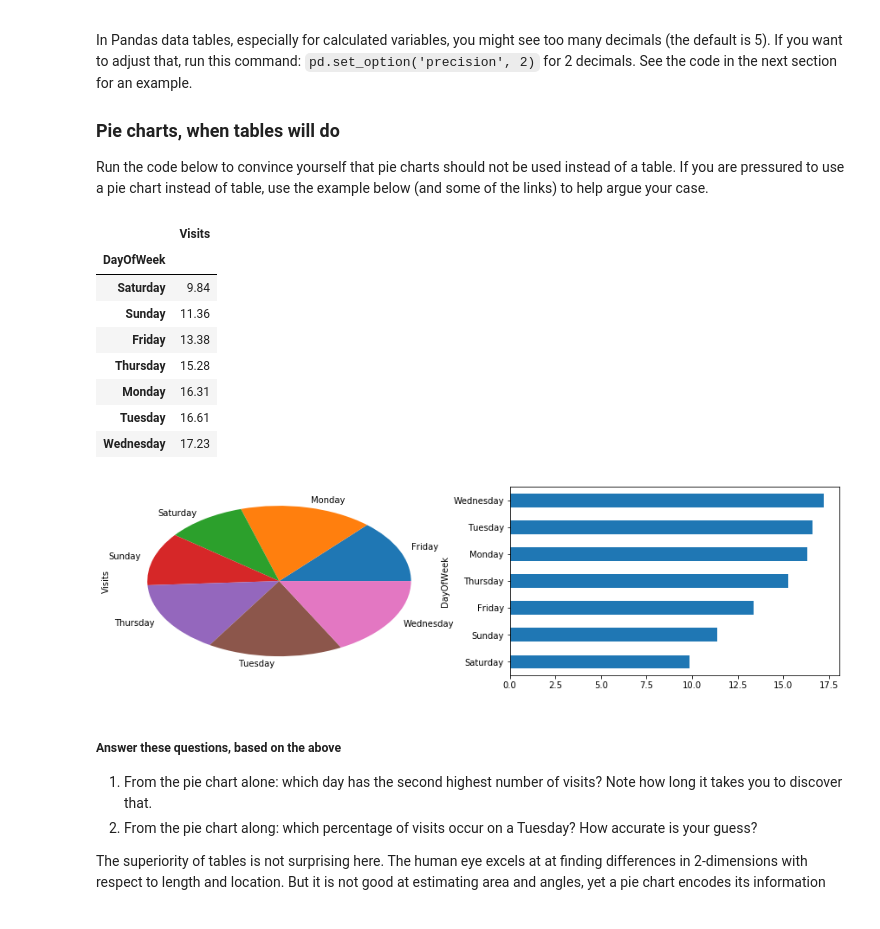
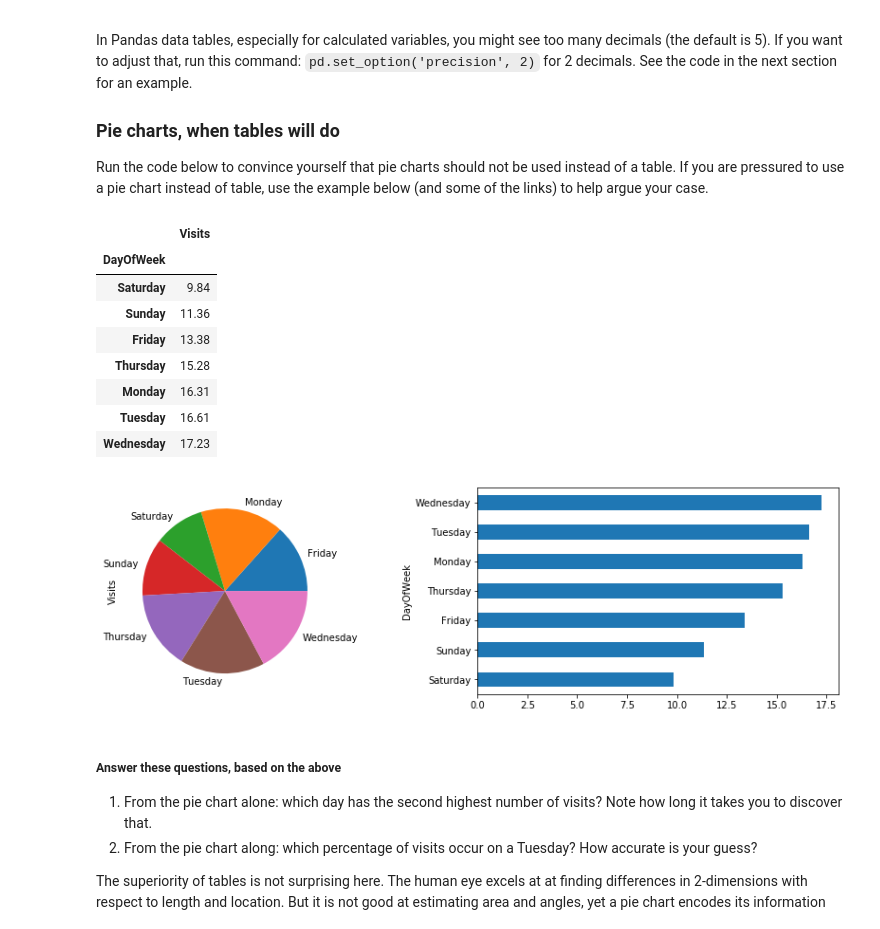
Before and after one commit to kgdunn/python-basic-notebooks, a Jupyter notebook: Module-10-interactive.ipynb, the cells around one changed output. Cells and saved outputs as stored; diff of their text form; code cells hidden in the pictures.

Commit message:
Better aspect ratio on pie chart

```diff
--- a/Module-10-interactive.ipynb
+++ b/Module-10-interactive.ipynb
@@ -142,34 +142,36 @@ Run the code below to convince yourself that pie charts should not be used inste
 # %%
 from matplotlib import pyplot
 %matplotlib inline
 import pandas as pd
 
 website = pd.read_csv('http://openmv.net/file/website-traffic.csv')
 website.drop(columns=['MonthDay', 'Year'], inplace=True)
 average_visits_per_day = website.groupby('DayOfWeek').mean()
 percentage = average_visits_per_day / average_visits_per_day.sum()  * 100
 
 fig = pyplot.figure(figsize=(15, 4));
-percentage.plot.pie(y='Visits', ax=pyplot.subplot(1, 2, 1), legend=False)
+axes = pyplot.subplot(1, 2, 1)
+percentage.plot.pie(y='Visits', ax=axes, legend=False)
+axes.set_aspect('equal')
 
 # Right plot: subplot(1,2,2) means: create 1 row, with 2 columns, and draw in the 2nd box
 # Take the same grouped data from before, except sort it now:
 percentage.sort_values('Visits', ascending=True, inplace=True)
 percentage.plot.barh(ax=pyplot.subplot(1, 2, 2), legend=False)
 
 pd.set_option('precision', 2)
 percentage
 # %% [output]
 |  | Visits |
 | DayOfWeek |  |
 | Saturday | 9.84 |
 | Sunday | 11.36 |
 | Friday | 13.38 |
 | Thursday | 15.28 |
 | Monday | 16.31 |
 | Tuesday | 16.61 |
 | Wednesday | 17.23 |
-[figure, old version]
+[figure, new version]
 # %% [markdown]
 ##### Answer these questions, based on the above
 
```
